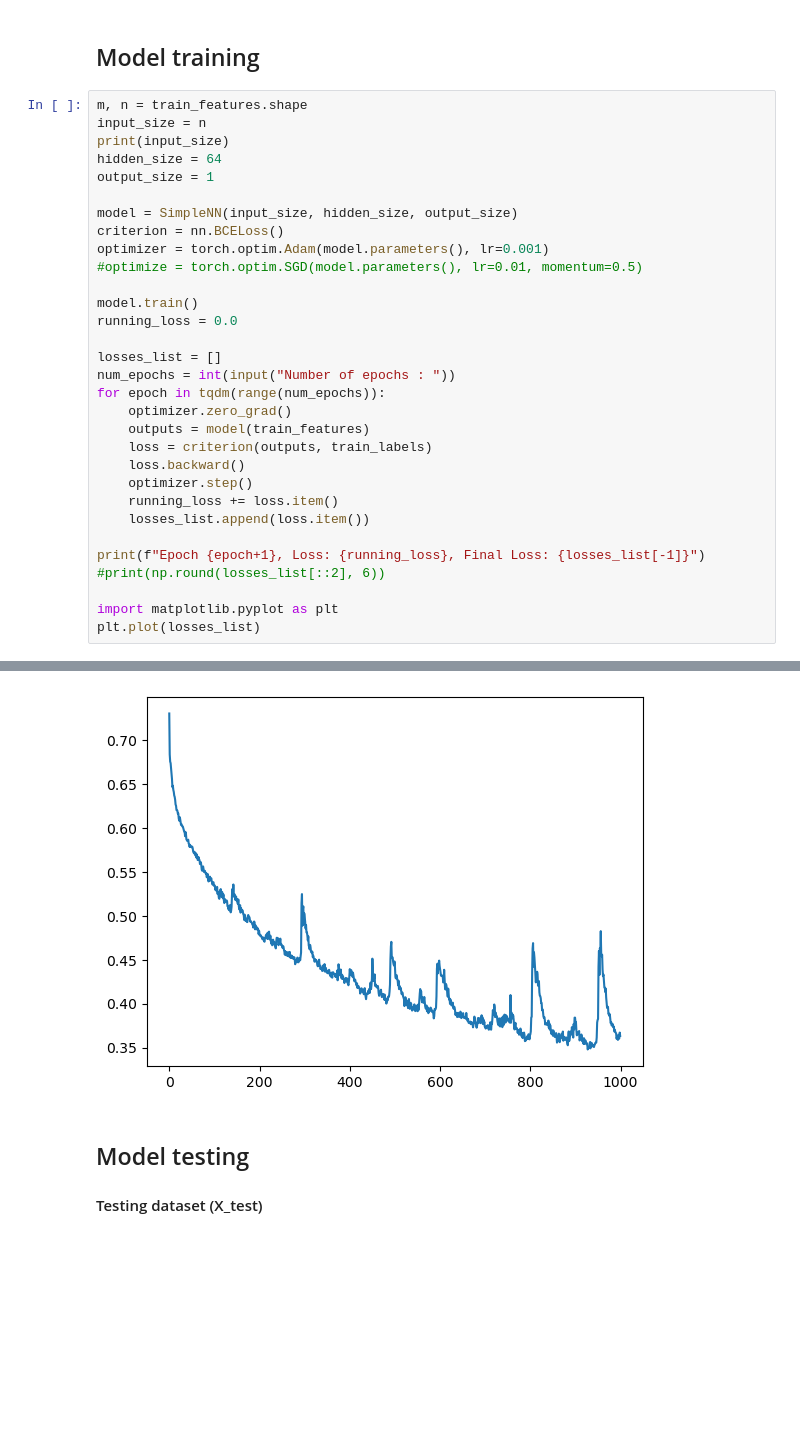
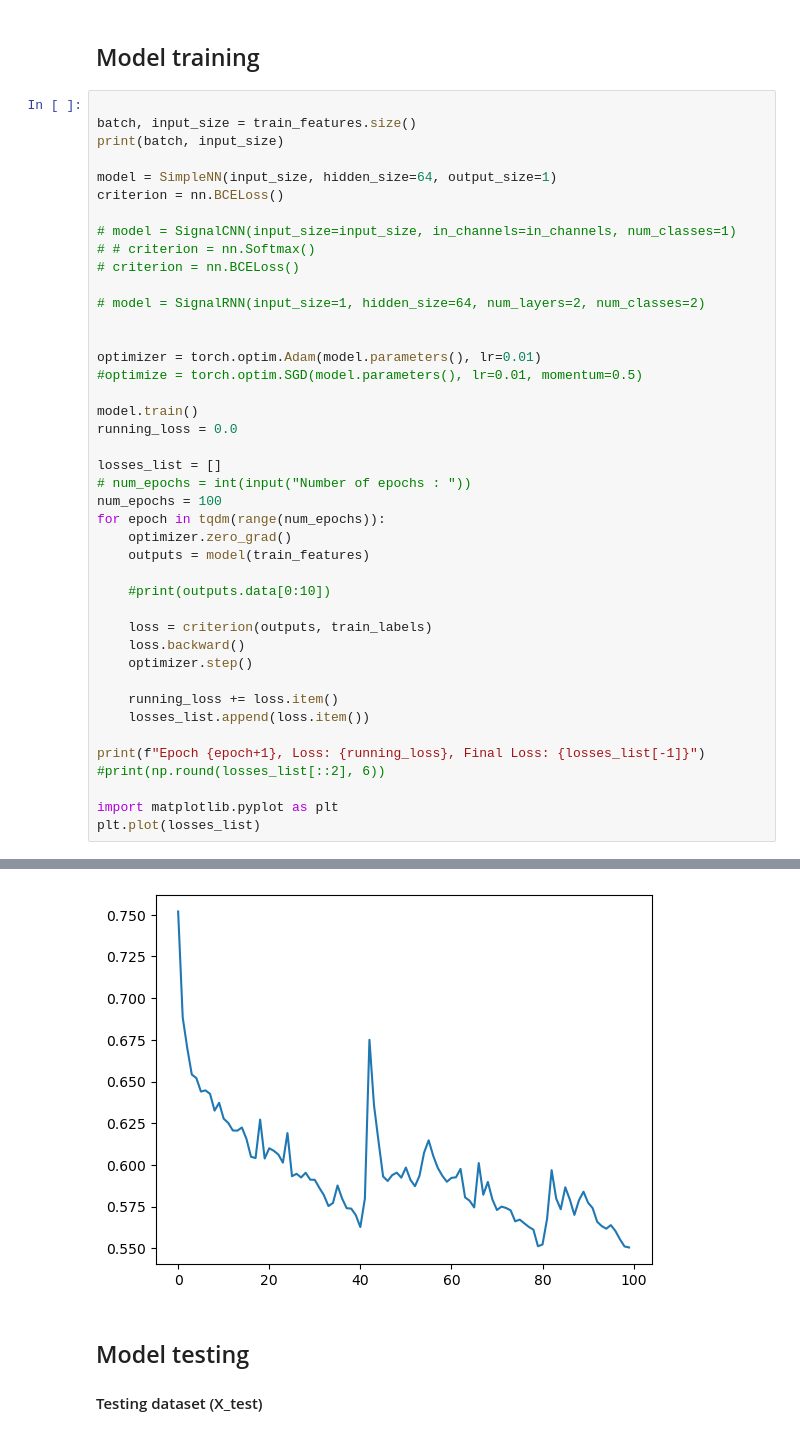
Before and after one commit to Nayel-Blidi/Kaggle, a Jupyter notebook: mainDeepLearning.ipynb, the cells around one changed output, grey strips where cells are left out. Saved outputs shown, nothing was run; the diff lists cells and outputs as text; blank space fills up the shorter version.

```diff
--- a/mainDeepLearning.ipynb
+++ b/mainDeepLearning.ipynb
@@ -100,28 +153,39 @@ class SimpleNN(nn.Module):
 # %% [markdown]
 ## Model training
 # %%
-m, n = train_features.shape
-input_size = n
-print(input_size)
-hidden_size = 64
-output_size = 1
 
-model = SimpleNN(input_size, hidden_size, output_size)
+batch, input_size = train_features.size()
+print(batch, input_size)
+
+model = SimpleNN(input_size, hidden_size=64, output_size=1)
 criterion = nn.BCELoss()
-optimizer = torch.optim.Adam(model.parameters(), lr=0.001)
+
+# model = SignalCNN(input_size=input_size, in_channels=in_channels, num_classes=1)
+# # criterion = nn.Softmax()
+# criterion = nn.BCELoss()
+
+# model = SignalRNN(input_size=1, hidden_size=64, num_layers=2, num_classes=2)
+
+
+optimizer = torch.optim.Adam(model.parameters(), lr=0.01)
 #optimize = torch.optim.SGD(model.parameters(), lr=0.01, momentum=0.5)
 
 model.train()
 running_loss = 0.0
 
 losses_list = []
-num_epochs = int(input("Number of epochs : "))
+# num_epochs = int(input("Number of epochs : "))
+num_epochs = 100
 for epoch in tqdm(range(num_epochs)):
     optimizer.zero_grad()
     outputs = model(train_features)
+
+    #print(outputs.data[0:10])
+
     loss = criterion(outputs, train_labels)
     loss.backward()
     optimizer.step()
+
     running_loss += loss.item()
     losses_list.append(loss.item())
 
@@ -136,5 +200,5 @@ Epoch 1000, Loss: 436.1320701241493, Final Loss: 0.36331814527511597
 [<matplotlib.lines.Line2D at 0x...>]
-[figure, old version]
+[figure, new version]
 # %% [markdown]
 ## Model testing
 #### Testing dataset (X_test)
```
Also changed, not shown: parts of 10 cells of this notebook.
